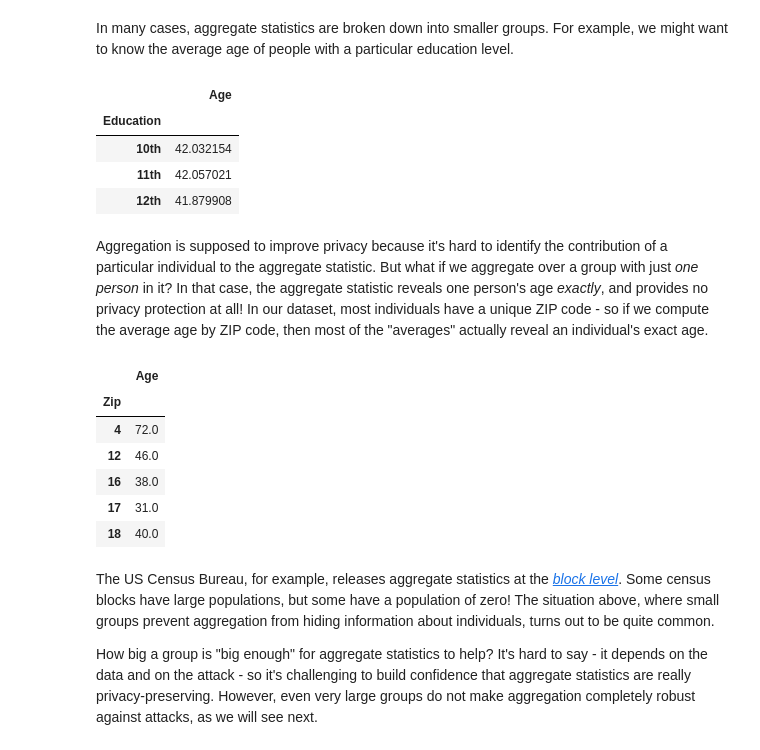
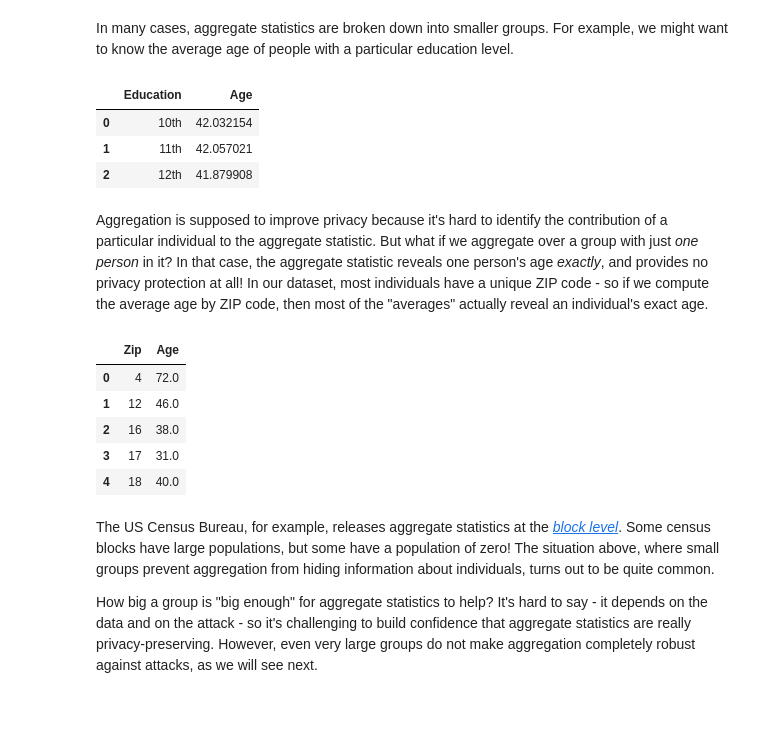
Before and after one commit to uvm-plaid/programming-dp, a Jupyter notebook: _sources/ch1.ipynb, the cells around one changed output. Drawn from its saved outputs; the diff is of its cells as text; code cells hidden in the pictures; blank space fills up the shorter version.

```diff
--- a/_sources/ch1.ipynb
+++ b/_sources/ch1.ipynb
@@ -151,25 +151,23 @@ adult['Age'].mean()
 # %% [markdown]
 In many cases, aggregate statistics are broken down into smaller groups. For example, we might want to know the average age of people with a particular education level.
 # %%
-adult[['Education', 'Age']].groupby('Education').mean().head(3)
+adult[['Education', 'Age']].groupby('Education', as_index=False).mean().head(3)
 # %% [output]
-|  | Age |
-| Education |  |
-| 10th | 42.032154 |
-| 11th | 42.057021 |
-| 12th | 41.879908 |
+|  | Education | Age |
+| 0 | 10th | 42.032154 |
+| 1 | 11th | 42.057021 |
+| 2 | 12th | 41.879908 |
 # %% [markdown]
 Aggregation is supposed to improve privacy because it's hard to identify the contribution of a particular individual to the aggregate statistic. But what if we aggregate over a group with just *one person* in it? In that case, the aggregate statistic reveals one person's age *exactly*, and provides no privacy protection at all! In our dataset, most individuals have a unique ZIP code - so if we compute the average age by ZIP code, then most of the "averages" actually reveal an individual's exact age.
 # %%
-adult[['Zip', 'Age']].groupby('Zip').mean().head()
+adult[['Zip', 'Age']].groupby('Zip', as_index=False).mean().head()
 # %% [output]
-|  | Age |
-| Zip |  |
-| 4 | 72.0 |
-| 12 | 46.0 |
-| 16 | 38.0 |
-| 17 | 31.0 |
-| 18 | 40.0 |
+|  | Zip | Age |
+| 0 | 4 | 72.0 |
+| 1 | 12 | 46.0 |
+| 2 | 16 | 38.0 |
+| 3 | 17 | 31.0 |
+| 4 | 18 | 40.0 |
 # %% [markdown]
 The US Census Bureau, for example, releases aggregate statistics at the [*block level*](https://www.census.gov/newsroom/blogs/random-samplings/2011/07/what-are-census-blocks.html). Some census blocks have large populations, but some have a population of zero! The situation above, where small groups prevent aggregation from hiding information about individuals, turns out to be quite common.
 
```
Also changed, not shown: 3 other files.
